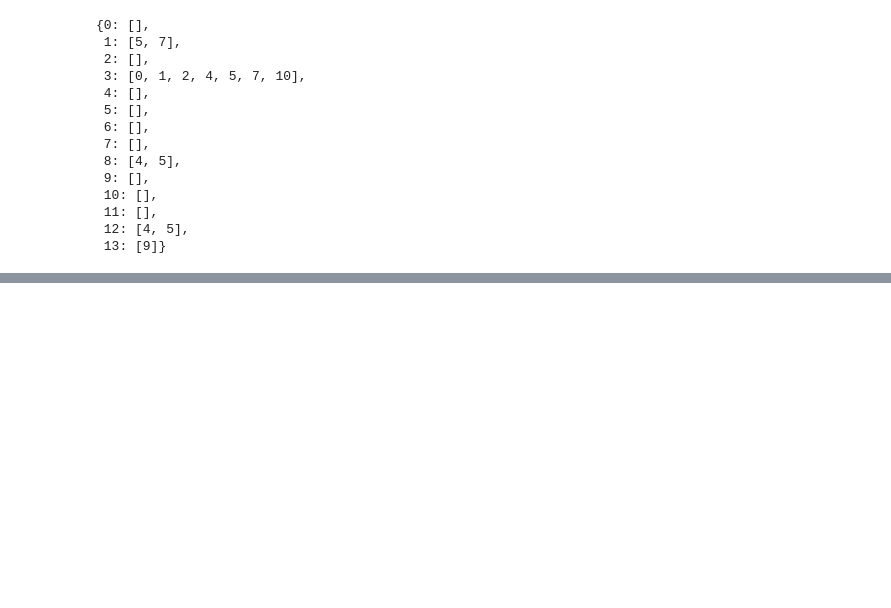
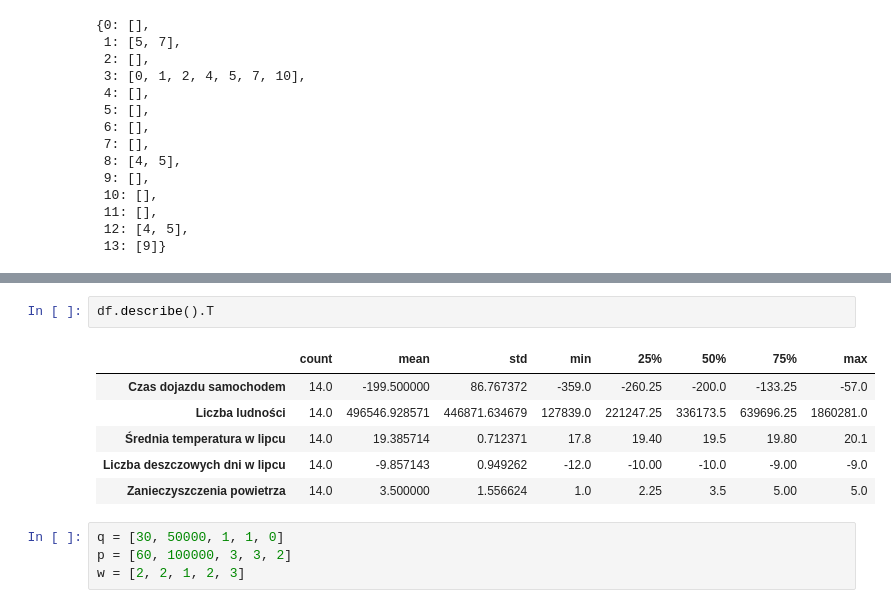
Before and after one commit to majsterkovic/iswd-project-2, a Jupyter notebook: demo.ipynb, the cells around one changed output, grey strips where cells are left out. Cells and saved outputs as stored; diff of their text form; blank space fills up the shorter version.

```diff
--- a/demo.ipynb
+++ b/demo.ipynb
@@ -157,0 +116,13 @@ preferred
+# %%
+df.describe().T
+# %% [output]
+|  | count | mean | std | min | 25% | 50% | 75% | max |
+| Czas dojazdu samochodem | 14.0 | -199.500000 | 86.767372 | -359.0 | -260.25 | -200.0 | -133.25 | -57.0 |
+| Liczba ludności | 14.0 | 496546.928571 | 446871.634679 | 127839.0 | 221247.25 | 336173.5 | 639696.25 | 1860281.0 |
+| Średnia temperatura w lipcu | 14.0 | 19.385714 | 0.712371 | 17.8 | 19.40 | 19.5 | 19.80 | 20.1 |
+| Liczba deszczowych dni w lipcu | 14.0 | -9.857143 | 0.949262 | -12.0 | -10.00 | -10.0 | -9.00 | -9.0 |
+| Zanieczyszczenia powietrza | 14.0 | 3.500000 | 1.556624 | 1.0 | 2.25 | 3.5 | 5.00 | 5.0 |
+# %%
+q = [30, 50000, 1, 1, 0]
+p = [60, 100000, 3, 3, 2]
+w = [2, 2, 1, 2, 3]
```
Also changed, not shown: parts of 28 cells of this notebook.
